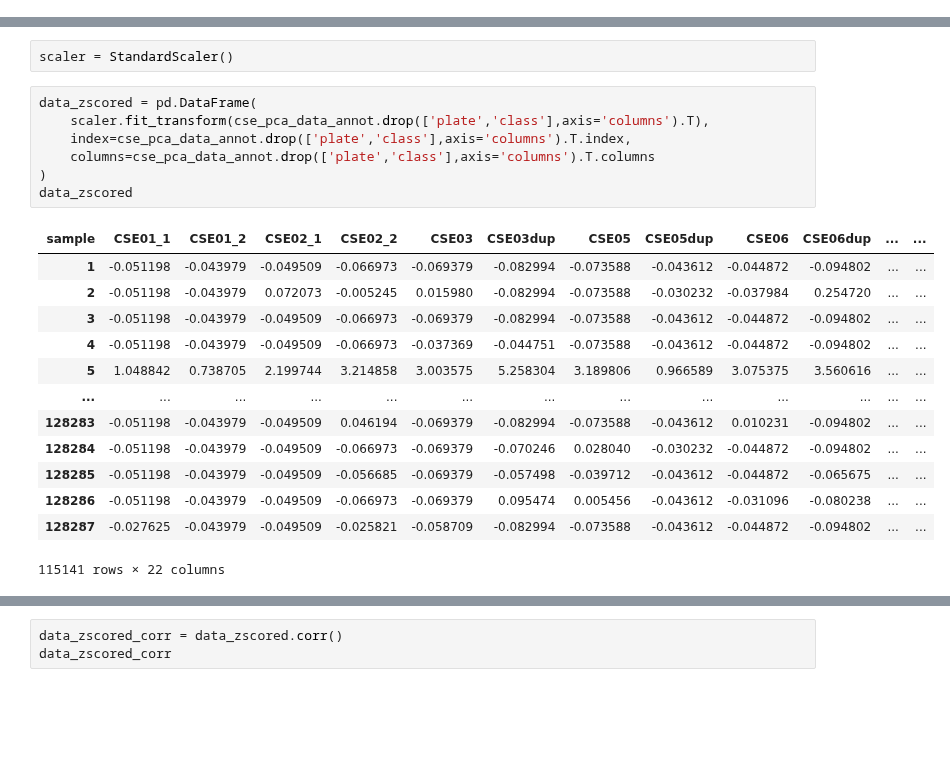
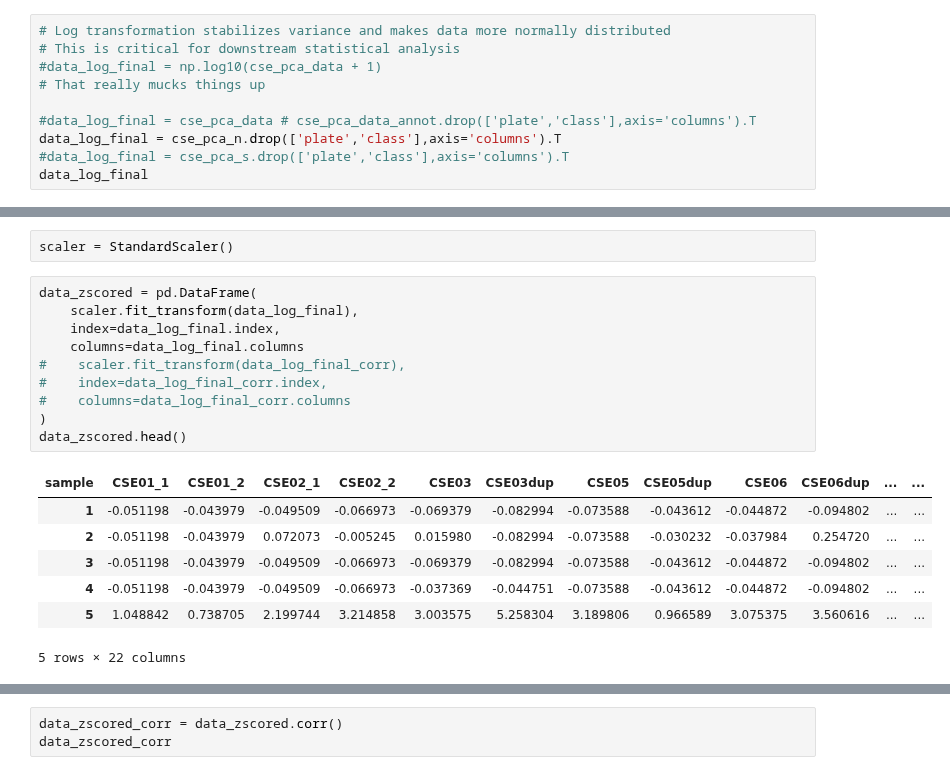
Before and after one commit to ucsffrancislab/genomics, a Jupyter notebook: data/20250925-Illumina-PhIP/20251114-PhIP-MultiPlate/out.123456131415161718/counts_normalized_subtracted_pcas.ipynb, the cells around one changed output, grey strips where cells are left out. Saved outputs shown, nothing was run; the diff lists cells and outputs as text; blank space fills up the shorter version.

```diff
--- a/data/20250925-Illumina-PhIP/20251114-PhIP-MultiPlate/out.123456131415161718/counts_normalized_subtracted_pcas.ipynb
+++ b/data/20250925-Illumina-PhIP/20251114-PhIP-MultiPlate/out.123456131415161718/counts_normalized_subtracted_pcas.ipynb
@@ -811,0 +847,10 @@ cse_pca_data_annot
+# %%
+# Log transformation stabilizes variance and makes data more normally distributed
+# This is critical for downstream statistical analysis
+#data_log_final = np.log10(cse_pca_data + 1)
+# That really mucks things up
+
+#data_log_final = cse_pca_data # cse_pca_data_annot.drop(['plate','class'],axis='columns').T
+data_log_final = cse_pca_n.drop(['plate','class'],axis='columns').T
+#data_log_final = cse_pca_s.drop(['plate','class'],axis='columns').T
+data_log_final
@@ -813,22 +902,19 @@ cse_pca_data_annot
 scaler = StandardScaler()
 # %%
 data_zscored = pd.DataFrame(
-    scaler.fit_transform(cse_pca_data_annot.drop(['plate','class'],axis='columns').T),
-    index=cse_pca_data_annot.drop(['plate','class'],axis='columns').T.index,
-    columns=cse_pca_data_annot.drop(['plate','class'],axis='columns').T.columns
+    scaler.fit_transform(data_log_final),
+    index=data_log_final.index,
+    columns=data_log_final.columns
+#    scaler.fit_transform(data_log_final_corr),
+#    index=data_log_final_corr.index,
+#    columns=data_log_final_corr.columns
 )
-data_zscored
+data_zscored.head()
 # %% [output]
 | sample | CSE01_1 | CSE01_2 | CSE02_1 | CSE02_2 | CSE03 | CSE03dup | CSE05 | CSE05dup | CSE06 | CSE06dup | ... | ... |
 | 1 | -0.051198 | -0.043979 | -0.049509 | -0.066973 | -0.069379 | -0.082994 | -0.073588 | -0.043612 | -0.044872 | -0.094802 | ... | ... |
 | 2 | -0.051198 | -0.043979 | 0.072073 | -0.005245 | 0.015980 | -0.082994 | -0.073588 | -0.030232 | -0.037984 | 0.254720 | ... | ... |
 | 3 | -0.051198 | -0.043979 | -0.049509 | -0.066973 | -0.069379 | -0.082994 | -0.073588 | -0.043612 | -0.044872 | -0.094802 | ... | ... |
 | 4 | -0.051198 | -0.043979 | -0.049509 | -0.066973 | -0.037369 | -0.044751 | -0.073588 | -0.043612 | -0.044872 | -0.094802 | ... | ... |
 | 5 | 1.048842 | 0.738705 | 2.199744 | 3.214858 | 3.003575 | 5.258304 | 3.189806 | 0.966589 | 3.075375 | 3.560616 | ... | ... |
-| ... | ... | ... | ... | ... | ... | ... | ... | ... | ... | ... | ... | ... |
-| 128283 | -0.051198 | -0.043979 | -0.049509 | 0.046194 | -0.069379 | -0.082994 | -0.073588 | -0.043612 | 0.010231 | -0.094802 | ... | ... |
-| 128284 | -0.051198 | -0.043979 | -0.049509 | -0.066973 | -0.069379 | -0.070246 | 0.028040 | -0.030232 | -0.044872 | -0.094802 | ... | ... |
-| 128285 | -0.051198 | -0.043979 | -0.049509 | -0.056685 | -0.069379 | -0.057498 | -0.039712 | -0.043612 | -0.044872 | -0.065675 | ... | ... |
-| 128286 | -0.051198 | -0.043979 | -0.049509 | -0.066973 | -0.069379 | 0.095474 | 0.005456 | -0.043612 | -0.031096 | -0.080238 | ... | ... |
-| 128287 | -0.027625 | -0.043979 | -0.049509 | -0.025821 | -0.058709 | -0.082994 | -0.073588 | -0.043612 | -0.044872 | -0.094802 | ... | ... |
-115141 rows × 22 columns
+5 rows × 22 columns
```
Also changed, not shown: parts of 20 cells of this notebook, 2 other files.
